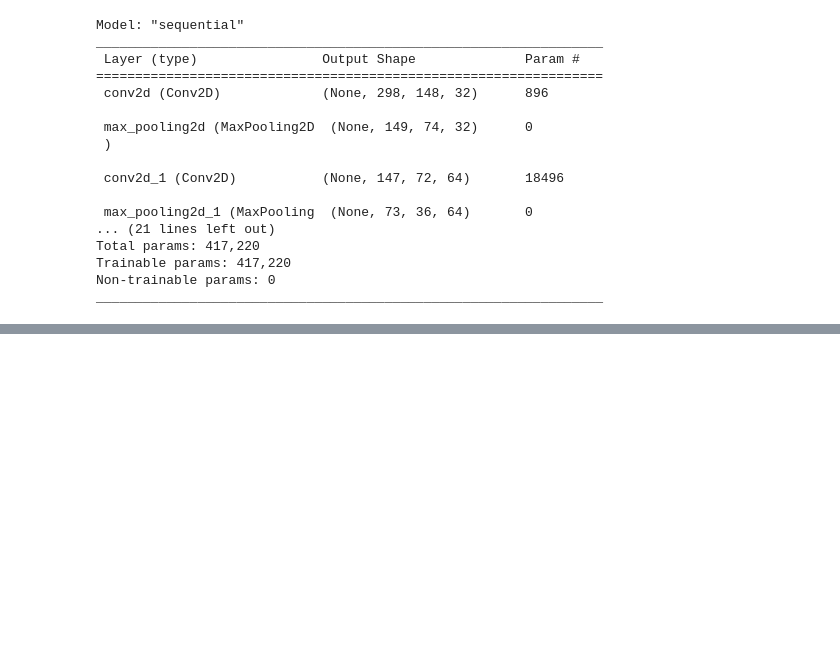
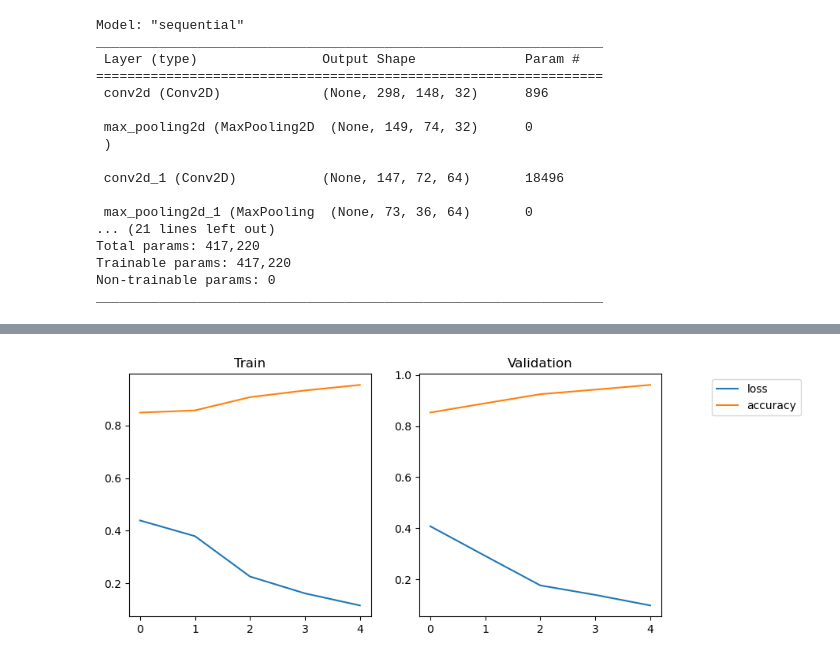
Before and after one commit to dantreiman/keras-gpu-metrics, a Jupyter notebook: gpu_metrics_example.ipynb, the cells around one changed output, grey strips where cells are left out. Cells and saved outputs as stored; diff of their text form; code cells hidden in the pictures; blank space fills up the shorter version.

```diff
--- a/gpu_metrics_example.ipynb
+++ b/gpu_metrics_example.ipynb
@@ -110,3 +115,21 @@ ValueError: in user code:
+# %%
+loss_history = history.history
+
+fig, ax = plt.subplots(1, 2, figsize=(10, 4))
+
+ax[0].set_title('Train')
+ax[0].plot(loss_history['loss'], label='loss')
+ax[0].plot(loss_history['binary_accuracy'], label='accuracy')
+
+ax[1].set_title('Validation')
+ax[1].plot(loss_history['val_loss'], label='loss')
+ax[1].plot(loss_history['val_binary_accuracy'], label='accuracy')
+
+plt.legend(loc='upper right', bbox_to_anchor=(1.6, 1.0))
+plt.subplots_adjust(right=0.8)
+plt.show();
+# %% [output]
+[figure, added]
 # %%
 loss_history = history.history
 
```
Also changed, not shown: parts of 7 cells of this notebook, 4 other files.
